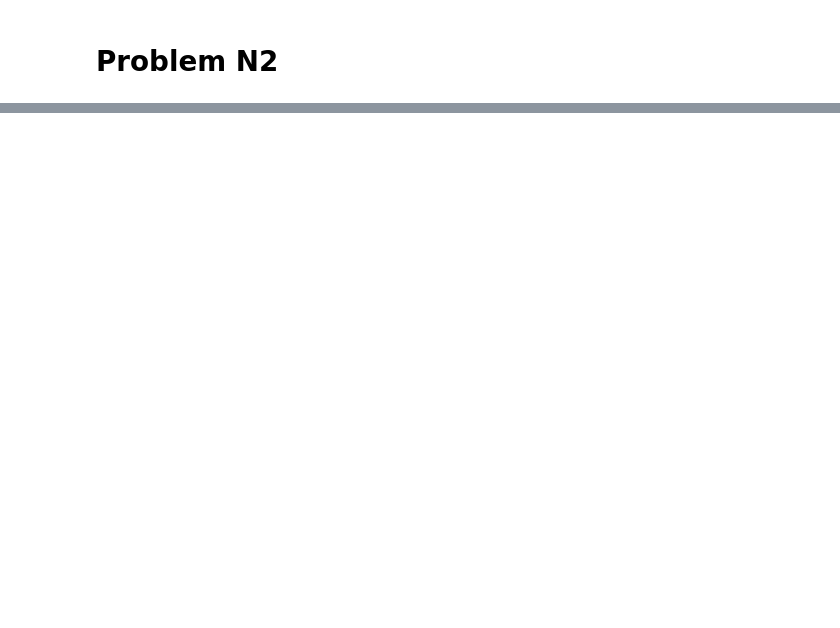
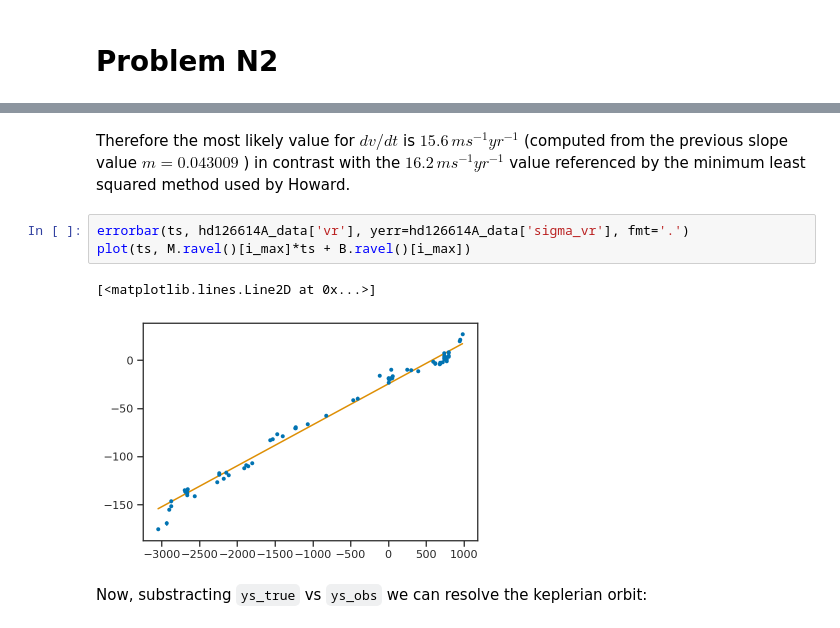
Before and after one commit to aisclark91/phy688_astro, a Jupyter notebook: hw1_p1.ipynb, the cells around one changed output, grey strips where cells are left out. Drawn from its saved outputs; the diff is of its cells as text; blank space fills up the shorter version.

```diff
--- a/hw1_p1.ipynb
+++ b/hw1_p1.ipynb
@@ -322,0 +363,10 @@ plot_data()
+# %% [markdown]
+Therefore the most likely value for $dv/dt$ is $15.6\,ms^{-1}yr^{-1}$ (computed from the previous slope value $m=0.043009$ ) in contrast with the $16.2\,ms^{-1}yr^{-1}$ value referenced by the minimum least squared method used by Howard.
+# %%
+errorbar(ts, hd126614A_data['vr'], yerr=hd126614A_data['sigma_vr'], fmt='.')
+plot(ts, M.ravel()[i_max]*ts + B.ravel()[i_max])
+# %% [output]
+[<matplotlib.lines.Line2D at 0x...>]
+[figure, added]
+# %% [markdown]
+Now, substracting `ys_true` vs `ys_obs` we can resolve the keplerian orbit:
```
Also changed, not shown: parts of 22 cells of this notebook.
